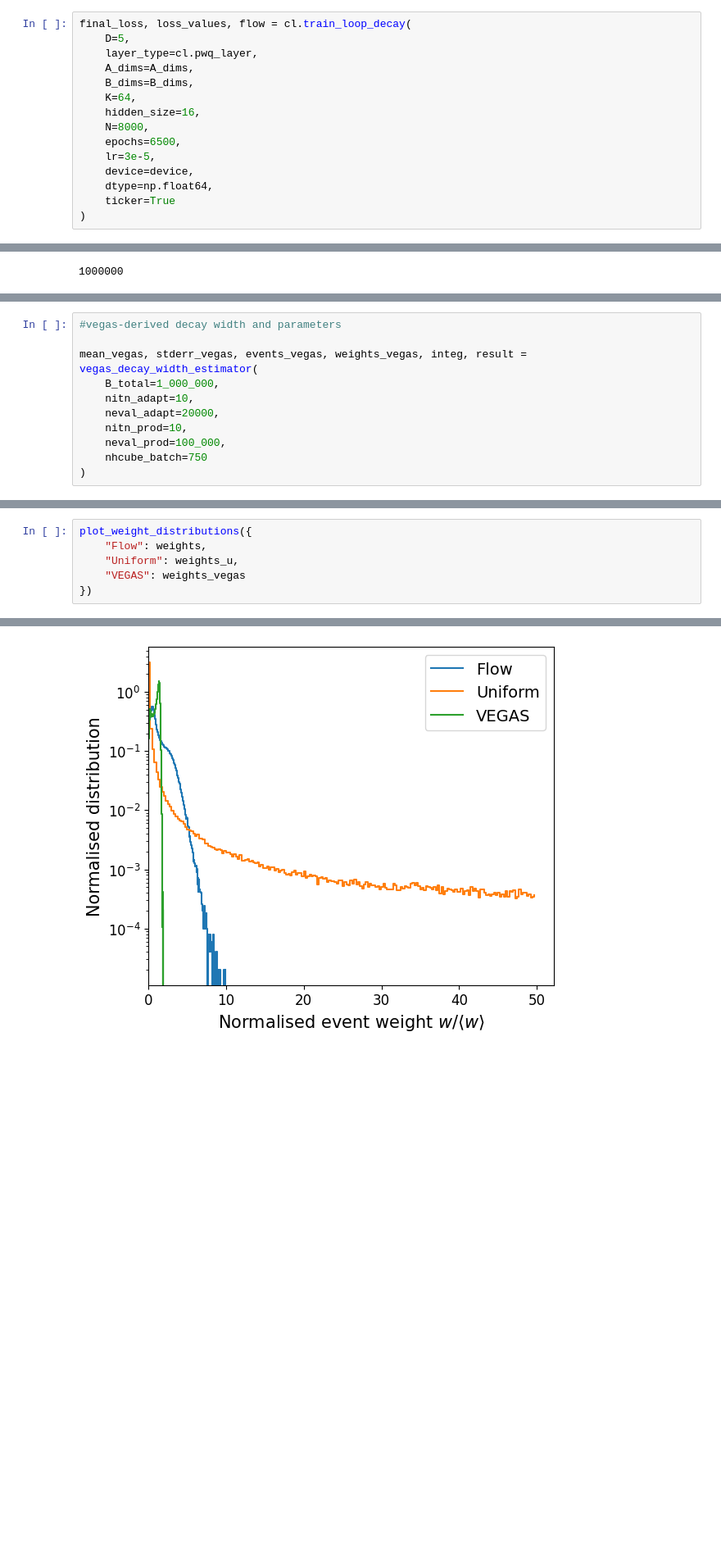
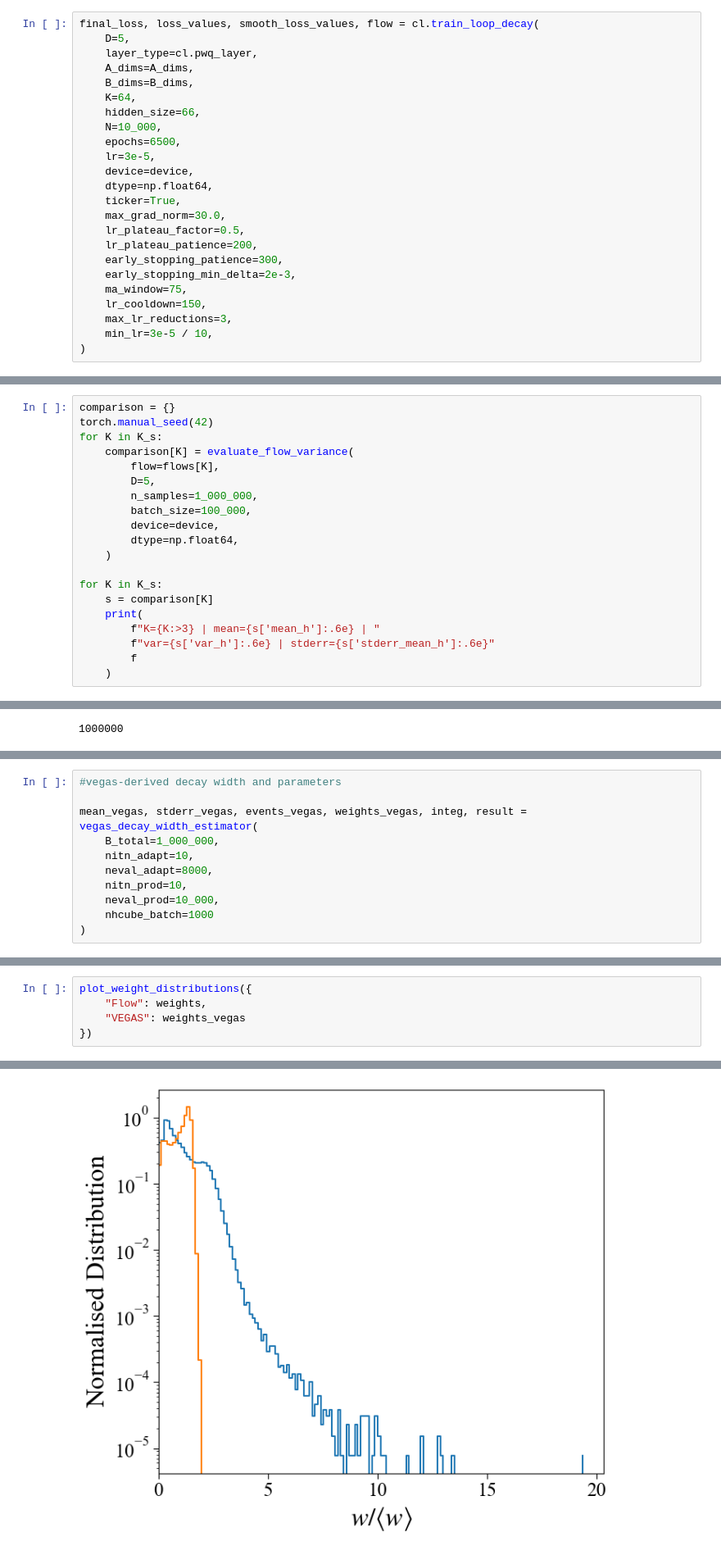
Before and after one commit to alracey/level4-project, a Jupyter notebook: decay_flow.ipynb, the cells around one changed output, grey strips where cells are left out. Shown at 82% size. Saved outputs shown, nothing was run; the diff lists cells and outputs as text; blank space fills up the shorter version.

```diff
--- a/decay_flow.ipynb
+++ b/decay_flow.ipynb
@@ -404,16 +203,25 @@ KeyboardInterrupt:
 # %%
-final_loss, loss_values, flow = cl.train_loop_decay(
+final_loss, loss_values, smooth_loss_values, flow = cl.train_loop_decay(
     D=5,
     layer_type=cl.pwq_layer,
     A_dims=A_dims,
     B_dims=B_dims,
     K=64,
-    hidden_size=16,
-    N=8000,
+    hidden_size=66,
+    N=10_000,
     epochs=6500,
     lr=3e-5,
     device=device,
     dtype=np.float64,
-    ticker=True
+    ticker=True,
+    max_grad_norm=30.0,
+    lr_plateau_factor=0.5,
+    lr_plateau_patience=200,
+    early_stopping_patience=300,
+    early_stopping_min_delta=2e-3,
+    ma_window=75,
+    lr_cooldown=150,
+    max_lr_reductions=3,
+    min_lr=3e-5 / 10,
 )
 # %% [output]
@@ -696,0 +585,20 @@ plt.show()
+# %%
+comparison = {}
+torch.manual_seed(42)
+for K in K_s:
+    comparison[K] = evaluate_flow_variance(
+        flow=flows[K],
+        D=5,
+        n_samples=1_000_000,
+        batch_size=100_000,
+        device=device,
+        dtype=np.float64,
+    )
+
+for K in K_s:
+    s = comparison[K]
+    print(
+        f"K={K:>3} | mean={s['mean_h']:.6e} | "
+        f"var={s['var_h']:.6e} | stderr={s['stderr_mean_h']:.6e}"
+        f
+    )
@@ -829,9 +745,9 @@ Uniform-derived decay width estimate = 0.1640271113808017 ± 0.00074242952568024
 mean_vegas, stderr_vegas, events_vegas, weights_vegas, integ, result = vegas_decay_width_estimator(
     B_total=1_000_000,
     nitn_adapt=10,
-    neval_adapt=20000,
+    neval_adapt=8000,
     nitn_prod=10,
-    neval_prod=100_000,
-    nhcube_batch=750
+    neval_prod=10_000,
+    nhcube_batch=1000
 )
 # %% [output]
@@ -959,7 +854,6 @@ def plot_weight_distributions(
 # %%
 plot_weight_distributions({
     "Flow": weights,
-    "Uniform": weights_u,
     "VEGAS": weights_vegas
 })
 # %% [output]
@@ -983 +860 @@ findfont: Generic family 'serif' not found because none of the following familie
-[figure, old version]
+[figure, new version]
```
Also changed, not shown: parts of 57 cells of this notebook.
